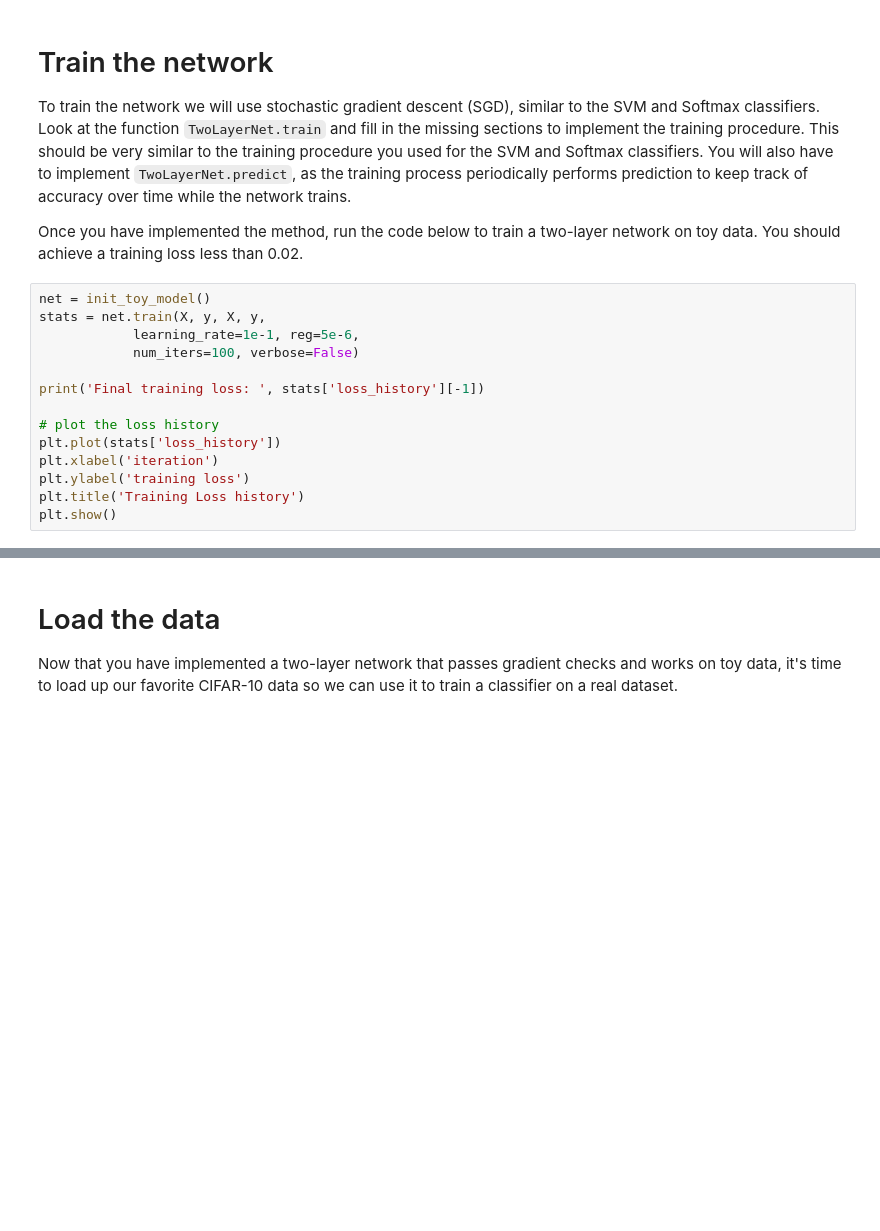
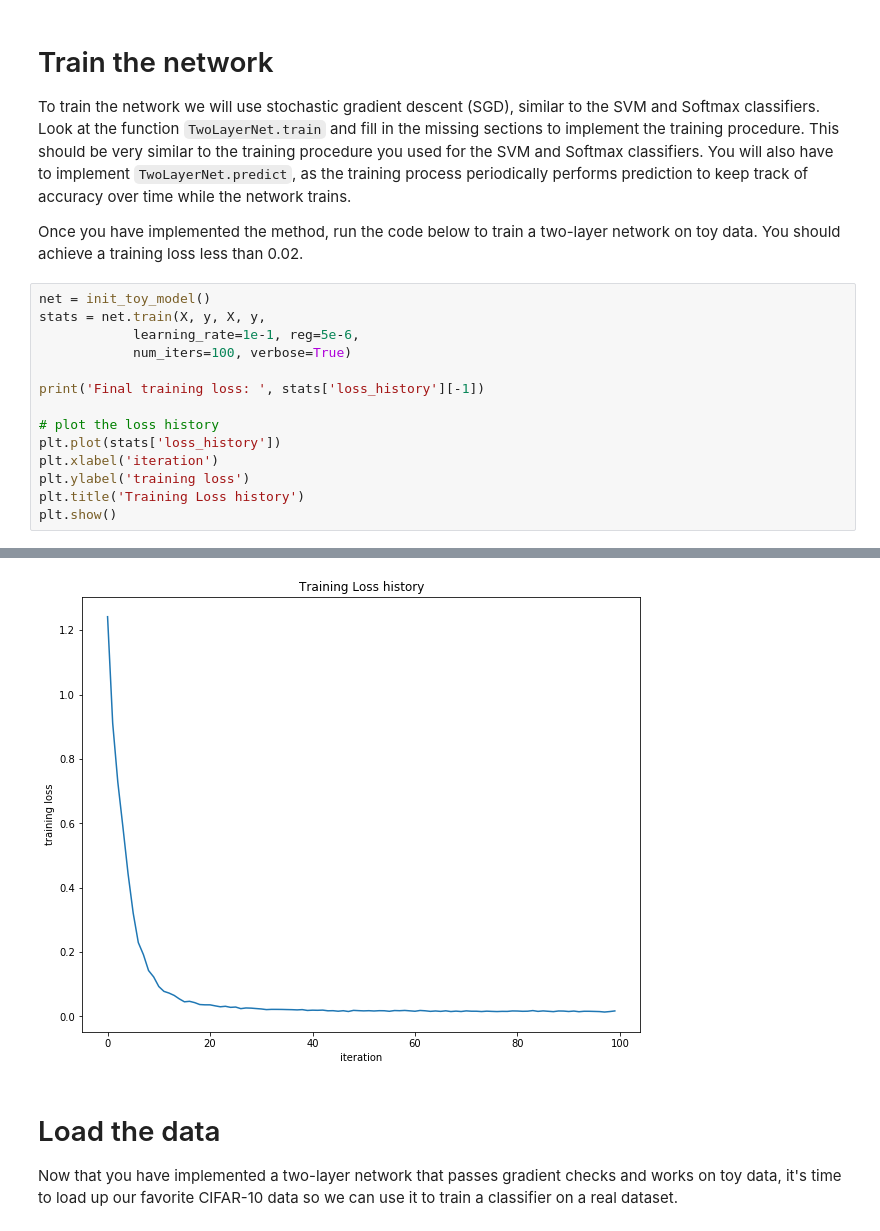
Before and after one commit to chiragbaid7/cs231n, a Jupyter notebook: assignment1/two_layer_net.ipynb, the cells around one changed output, grey strips where cells are left out. Cells and saved outputs as stored; diff of their text form; blank space fills up the shorter version.

```diff
--- a/assignment1/two_layer_net.ipynb
+++ b/assignment1/two_layer_net.ipynb
@@ -115,7 +140,7 @@ Once you have implemented the method, run the code below to train a two-layer ne
 net = init_toy_model()
 stats = net.train(X, y, X, y,
             learning_rate=1e-1, reg=5e-6,
-            num_iters=100, verbose=False)
+            num_iters=100, verbose=True)
 
 print('Final training loss: ', stats['loss_history'][-1])
 
@@ -125,3 +150,4 @@ plt.xlabel('iteration')
 plt.ylabel('training loss')
 plt.title('Training Loss history')
 plt.show()
+# %% [output]
@@ -128,3 +156,4 @@ plt.show()
+[figure, added]
 # %% [markdown]
 # Load the data
 Now that you have implemented a two-layer network that passes gradient checks and works on toy data, it's time to load up our favorite CIFAR-10 data so we can use it to train a classifier on a real dataset.
```
Also changed, not shown: parts of 11 cells of this notebook.
